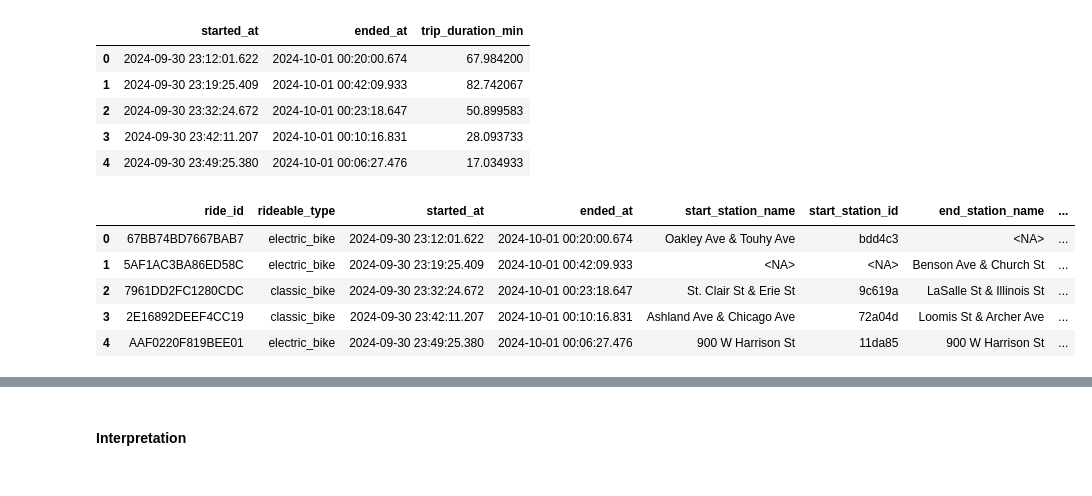
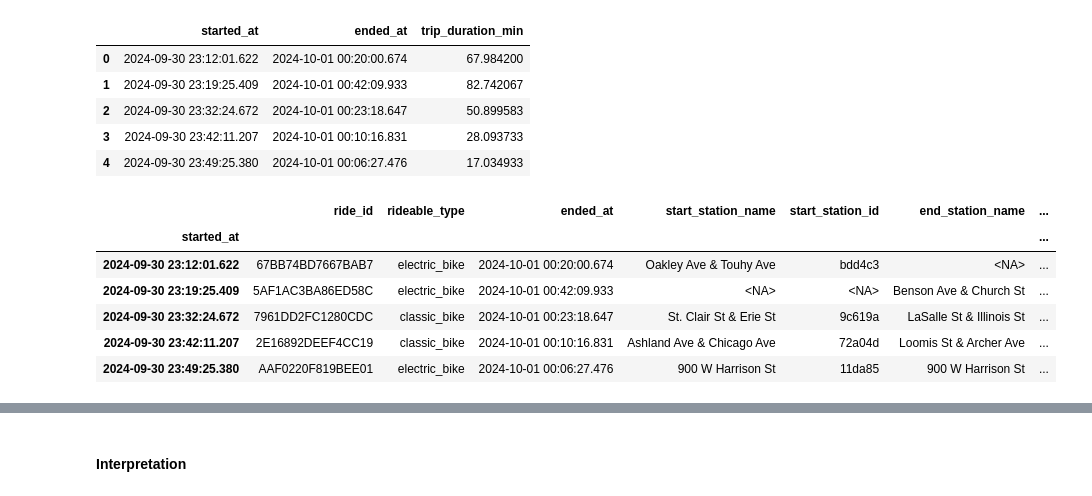
Before and after one commit to mattressdog/py4eda-work, a Jupyter notebook: homework/hw3b_MTR.ipynb, the cells around one changed output, grey strips where cells are left out. Saved outputs shown, nothing was run; the diff lists cells and outputs as text; code cells hidden in the pictures.

Commit message:
fixed index in section 2 to set as datatime index

```diff
--- a/homework/hw3b_MTR.ipynb
+++ b/homework/hw3b_MTR.ipynb
@@ -521,12 +521,13 @@ rides[["started_at", "ended_at","trip_duration_min"]].head()
 | 3 | 2024-09-30 23:42:11.207 | 2024-10-01 00:10:16.831 | 28.093733 |
 | 4 | 2024-09-30 23:49:25.380 | 2024-10-01 00:06:27.476 | 17.034933 |
 # %%
-rides.set_index("started_at")
+rides = rides.set_index("started_at")
 rides.head()
 # %% [output]
-|  | ride_id | rideable_type | started_at | ended_at | start_station_name | start_station_id | end_station_name | ... |
-| 0 | 67BB74BD7667BAB7 | electric_bike | 2024-09-30 23:12:01.622 | 2024-10-01 00:20:00.674 | Oakley Ave & Touhy Ave | bdd4c3 | <NA> | ... |
-| 1 | 5AF1AC3BA86ED58C | electric_bike | 2024-09-30 23:19:25.409 | 2024-10-01 00:42:09.933 | <NA> | <NA> | Benson Ave & Church St | ... |
-| 2 | 7961DD2FC1280CDC | classic_bike | 2024-09-30 23:32:24.672 | 2024-10-01 00:23:18.647 | St. Clair St & Erie St | 9c619a | LaSalle St & Illinois St | ... |
-| 3 | 2E16892DEEF4CC19 | classic_bike | 2024-09-30 23:42:11.207 | 2024-10-01 00:10:16.831 | Ashland Ave & Chicago Ave | 72a04d | Loomis St & Archer Ave | ... |
-| 4 | AAF0220F819BEE01 | electric_bike | 2024-09-30 23:49:25.380 | 2024-10-01 00:06:27.476 | 900 W Harrison St | 11da85 | 900 W Harrison St | ... |
+|  | ride_id | rideable_type | ended_at | start_station_name | start_station_id | end_station_name | ... |
+| started_at |  |  |  |  |  |  | ... |
+| 2024-09-30 23:12:01.622 | 67BB74BD7667BAB7 | electric_bike | 2024-10-01 00:20:00.674 | Oakley Ave & Touhy Ave | bdd4c3 | <NA> | ... |
+| 2024-09-30 23:19:25.409 | 5AF1AC3BA86ED58C | electric_bike | 2024-10-01 00:42:09.933 | <NA> | <NA> | Benson Ave & Church St | ... |
+| 2024-09-30 23:32:24.672 | 7961DD2FC1280CDC | classic_bike | 2024-10-01 00:23:18.647 | St. Clair St & Erie St | 9c619a | LaSalle St & Illinois St | ... |
+| 2024-09-30 23:42:11.207 | 2E16892DEEF4CC19 | classic_bike | 2024-10-01 00:10:16.831 | Ashland Ave & Chicago Ave | 72a04d | Loomis St & Archer Ave | ... |
+| 2024-09-30 23:49:25.380 | AAF0220F819BEE01 | electric_bike | 2024-10-01 00:06:27.476 | 900 W Harrison St | 11da85 | 900 W Harrison St | ... |
```
Also changed, not shown: parts of 21 cells of this notebook.
